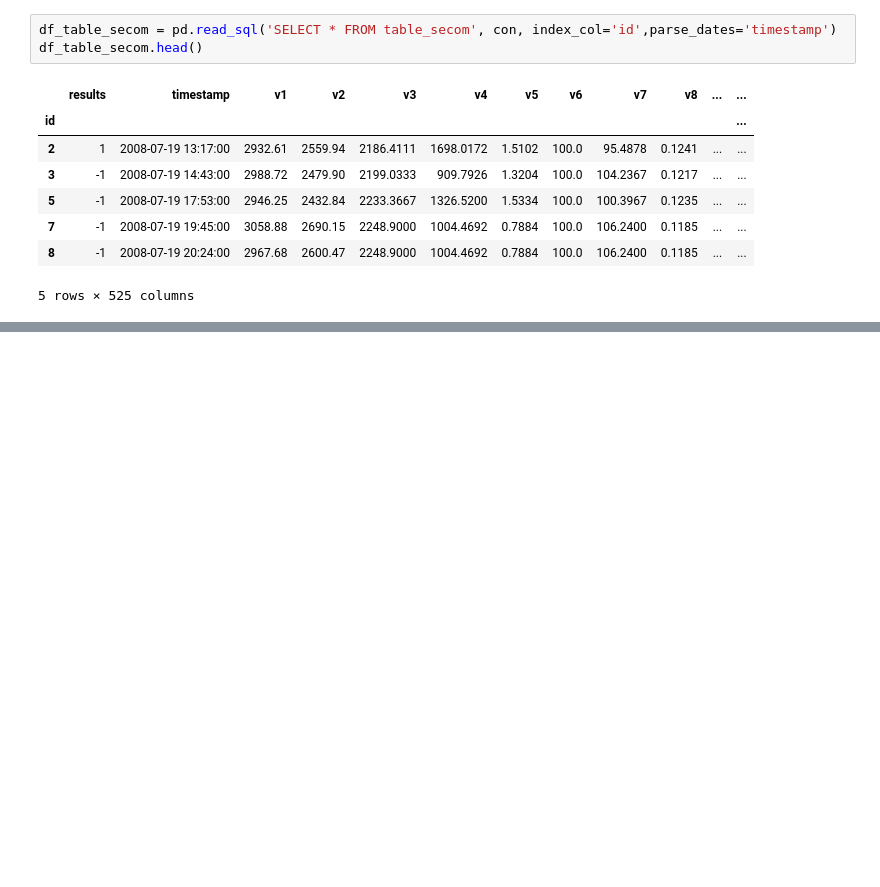
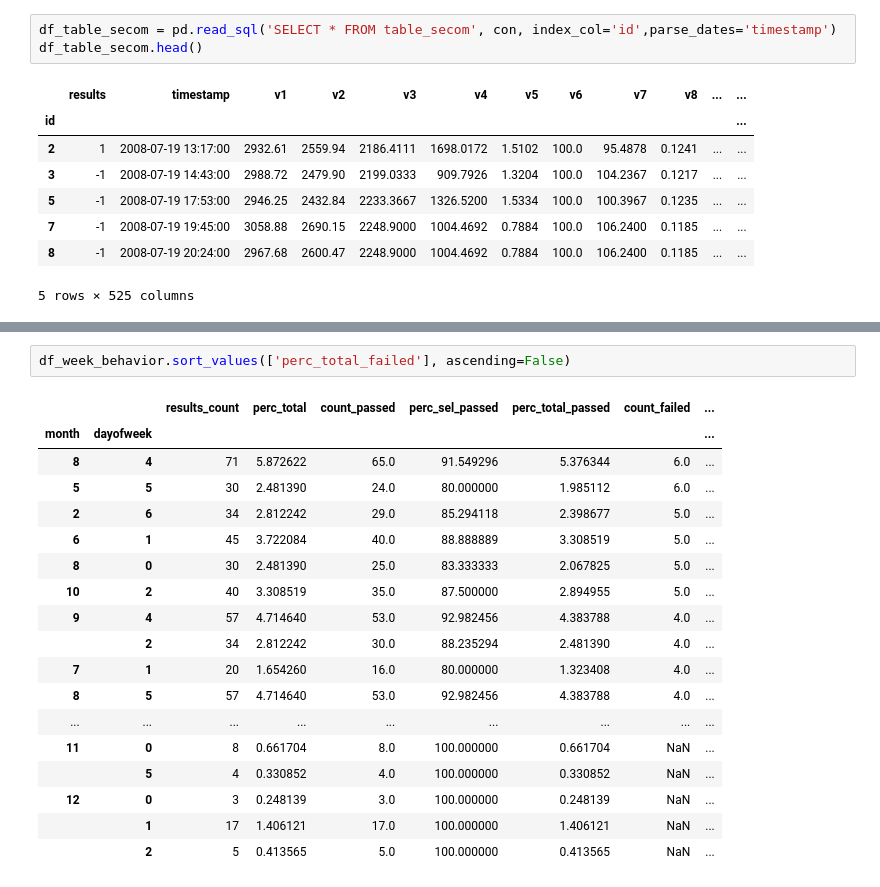
Before and after one commit to mvanegas10/Manufacturing-Process, a Jupyter notebook: Analysis/Analysis.ipynb, the cells around one changed output, grey strips where cells are left out. Drawn from its saved outputs; the diff is of its cells as text; blank space fills up the shorter version.

```diff
--- a/Analysis/Analysis.ipynb
+++ b/Analysis/Analysis.ipynb
@@ -58,0 +59,21 @@ df_week_behavior
+# %%
+df_week_behavior.sort_values(['perc_total_failed'], ascending=False)
+# %% [output]
+|  |  | results_count | perc_total | count_passed | perc_sel_passed | perc_total_passed | count_failed | ... |
+| month | dayofweek |  |  |  |  |  |  | ... |
+| 8 | 4 | 71 | 5.872622 | 65.0 | 91.549296 | 5.376344 | 6.0 | ... |
+| 5 | 5 | 30 | 2.481390 | 24.0 | 80.000000 | 1.985112 | 6.0 | ... |
+| 2 | 6 | 34 | 2.812242 | 29.0 | 85.294118 | 2.398677 | 5.0 | ... |
+| 6 | 1 | 45 | 3.722084 | 40.0 | 88.888889 | 3.308519 | 5.0 | ... |
+| 8 | 0 | 30 | 2.481390 | 25.0 | 83.333333 | 2.067825 | 5.0 | ... |
+| 10 | 2 | 40 | 3.308519 | 35.0 | 87.500000 | 2.894955 | 5.0 | ... |
+| 9 | 4 | 57 | 4.714640 | 53.0 | 92.982456 | 4.383788 | 4.0 | ... |
+|  | 2 | 34 | 2.812242 | 30.0 | 88.235294 | 2.481390 | 4.0 | ... |
+| 7 | 1 | 20 | 1.654260 | 16.0 | 80.000000 | 1.323408 | 4.0 | ... |
+| 8 | 5 | 57 | 4.714640 | 53.0 | 92.982456 | 4.383788 | 4.0 | ... |
+| ... | ... | ... | ... | ... | ... | ... | ... | ... |
+| 11 | 0 | 8 | 0.661704 | 8.0 | 100.000000 | 0.661704 | NaN | ... |
+|  | 5 | 4 | 0.330852 | 4.0 | 100.000000 | 0.330852 | NaN | ... |
+| 12 | 0 | 3 | 0.248139 | 3.0 | 100.000000 | 0.248139 | NaN | ... |
+|  | 1 | 17 | 1.406121 | 17.0 | 100.000000 | 1.406121 | NaN | ... |
+|  | 2 | 5 | 0.413565 | 5.0 | 100.000000 | 0.413565 | NaN | ... |
```
Also changed, not shown: parts of 3 cells of this notebook.
